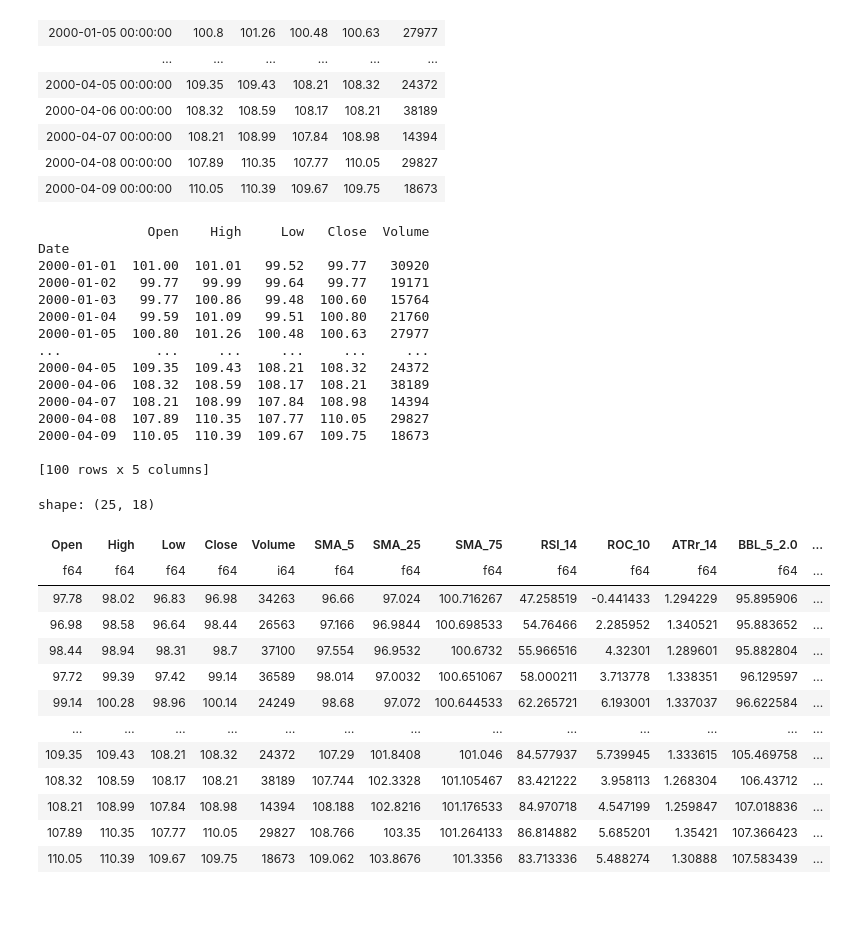
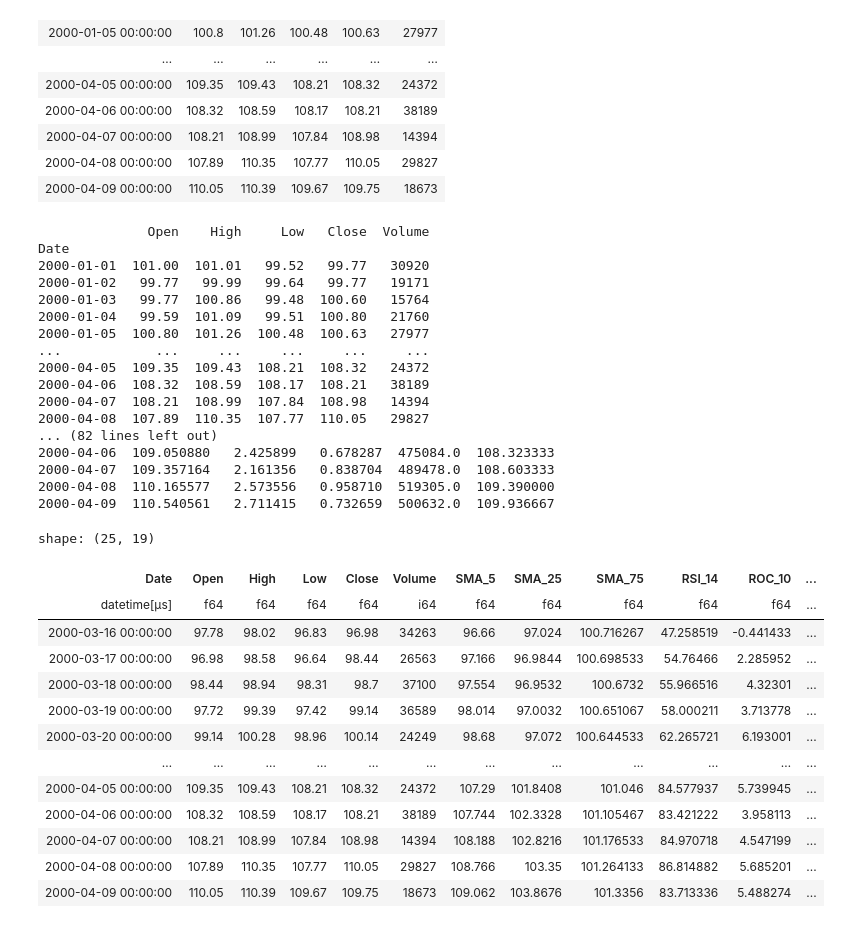
Before and after one commit to tndd/sitagaki2, a Jupyter notebook: notebook/03/try_ta.ipynb, the cells around one changed output. Drawn from its saved outputs; the diff is of its cells as text; code cells hidden in the pictures.

```diff
--- a/notebook/03/try_ta.ipynb
+++ b/notebook/03/try_ta.ipynb
@@ -41,49 +41,51 @@ my_strategy = ta.Strategy(
         {"kind": "sma", "length": 75},
         # momentum
         {"kind": "rsi"},
         {"kind": "roc"},
         # volatility
         {"kind": "atr"},
         {"kind": "bbands"},
         # volume
         {"kind": "obv"},
         {"kind": "vwap"},
     ]
 )
 
 # 戦略を適用
 pandas_df.ta.strategy(my_strategy)
-pandas_df[75:]
+print(pandas_df[75:])
 
-ta_pldf = pl.from_pandas(pandas_df[75:])
+ta_pldf = pl.from_pandas(pandas_df[75:].reset_index())
 ta_pldf
 # %% [output]
               Open    High     Low   Close  Volume
 Date
 2000-01-01  101.00  101.01   99.52   99.77   30920
 2000-01-02   99.77   99.99   99.64   99.77   19171
 2000-01-03   99.77  100.86   99.48  100.60   15764
 2000-01-04   99.59  101.09   99.51  100.80   21760
 2000-01-05  100.80  101.26  100.48  100.63   27977
 ...            ...     ...     ...     ...     ...
 2000-04-05  109.35  109.43  108.21  108.32   24372
 2000-04-06  108.32  108.59  108.17  108.21   38189
 2000-04-07  108.21  108.99  107.84  108.98   14394
 2000-04-08  107.89  110.35  107.77  110.05   29827
-2000-04-09  110.05  110.39  109.67  109.75   18673
-
-[100 rows x 5 columns]
+... (82 lines left out)
+2000-04-06  109.050880   2.425899   0.678287  475084.0  108.323333
+2000-04-07  109.357164   2.161356   0.838704  489478.0  108.603333
+2000-04-08  110.165577   2.573556   0.958710  519305.0  109.390000
+2000-04-09  110.540561   2.711415   0.732659  500632.0  109.936667
-shape: (25, 18)
+shape: (25, 19)
-| Open | High | Low | Close | Volume | SMA_5 | SMA_25 | SMA_75 | RSI_14 | ROC_10 | ATRr_14 | BBL_5_2.0 | ... |
-| f64 | f64 | f64 | f64 | i64 | f64 | f64 | f64 | f64 | f64 | f64 | f64 | ... |
-| 97.78 | 98.02 | 96.83 | 96.98 | 34263 | 96.66 | 97.024 | 100.716267 | 47.258519 | -0.441433 | 1.294229 | 95.895906 | ... |
-| 96.98 | 98.58 | 96.64 | 98.44 | 26563 | 97.166 | 96.9844 | 100.698533 | 54.76466 | 2.285952 | 1.340521 | 95.883652 | ... |
-| 98.44 | 98.94 | 98.31 | 98.7 | 37100 | 97.554 | 96.9532 | 100.6732 | 55.966516 | 4.32301 | 1.289601 | 95.882804 | ... |
-| 97.72 | 99.39 | 97.42 | 99.14 | 36589 | 98.014 | 97.0032 | 100.651067 | 58.000211 | 3.713778 | 1.338351 | 96.129597 | ... |
-| 99.14 | 100.28 | 98.96 | 100.14 | 24249 | 98.68 | 97.072 | 100.644533 | 62.265721 | 6.193001 | 1.337037 | 96.622584 | ... |
-| … | … | … | … | … | … | … | … | … | … | … | … | ... |
-| 109.35 | 109.43 | 108.21 | 108.32 | 24372 | 107.29 | 101.8408 | 101.046 | 84.577937 | 5.739945 | 1.333615 | 105.469758 | ... |
-| 108.32 | 108.59 | 108.17 | 108.21 | 38189 | 107.744 | 102.3328 | 101.105467 | 83.421222 | 3.958113 | 1.268304 | 106.43712 | ... |
-| 108.21 | 108.99 | 107.84 | 108.98 | 14394 | 108.188 | 102.8216 | 101.176533 | 84.970718 | 4.547199 | 1.259847 | 107.018836 | ... |
-| 107.89 | 110.35 | 107.77 | 110.05 | 29827 | 108.766 | 103.35 | 101.264133 | 86.814882 | 5.685201 | 1.35421 | 107.366423 | ... |
-| 110.05 | 110.39 | 109.67 | 109.75 | 18673 | 109.062 | 103.8676 | 101.3356 | 83.713336 | 5.488274 | 1.30888 | 107.583439 | ... |
+| Date | Open | High | Low | Close | Volume | SMA_5 | SMA_25 | SMA_75 | RSI_14 | ROC_10 | ... |
+| datetime[μs] | f64 | f64 | f64 | f64 | i64 | f64 | f64 | f64 | f64 | f64 | ... |
+| 2000-03-16 00:00:00 | 97.78 | 98.02 | 96.83 | 96.98 | 34263 | 96.66 | 97.024 | 100.716267 | 47.258519 | -0.441433 | ... |
+| 2000-03-17 00:00:00 | 96.98 | 98.58 | 96.64 | 98.44 | 26563 | 97.166 | 96.9844 | 100.698533 | 54.76466 | 2.285952 | ... |
+| 2000-03-18 00:00:00 | 98.44 | 98.94 | 98.31 | 98.7 | 37100 | 97.554 | 96.9532 | 100.6732 | 55.966516 | 4.32301 | ... |
+| 2000-03-19 00:00:00 | 97.72 | 99.39 | 97.42 | 99.14 | 36589 | 98.014 | 97.0032 | 100.651067 | 58.000211 | 3.713778 | ... |
+| 2000-03-20 00:00:00 | 99.14 | 100.28 | 98.96 | 100.14 | 24249 | 98.68 | 97.072 | 100.644533 | 62.265721 | 6.193001 | ... |
+| … | … | … | … | … | … | … | … | … | … | … | ... |
+| 2000-04-05 00:00:00 | 109.35 | 109.43 | 108.21 | 108.32 | 24372 | 107.29 | 101.8408 | 101.046 | 84.577937 | 5.739945 | ... |
+| 2000-04-06 00:00:00 | 108.32 | 108.59 | 108.17 | 108.21 | 38189 | 107.744 | 102.3328 | 101.105467 | 83.421222 | 3.958113 | ... |
+| 2000-04-07 00:00:00 | 108.21 | 108.99 | 107.84 | 108.98 | 14394 | 108.188 | 102.8216 | 101.176533 | 84.970718 | 4.547199 | ... |
+| 2000-04-08 00:00:00 | 107.89 | 110.35 | 107.77 | 110.05 | 29827 | 108.766 | 103.35 | 101.264133 | 86.814882 | 5.685201 | ... |
+| 2000-04-09 00:00:00 | 110.05 | 110.39 | 109.67 | 109.75 | 18673 | 109.062 | 103.8676 | 101.3356 | 83.713336 | 5.488274 | ... |
```
